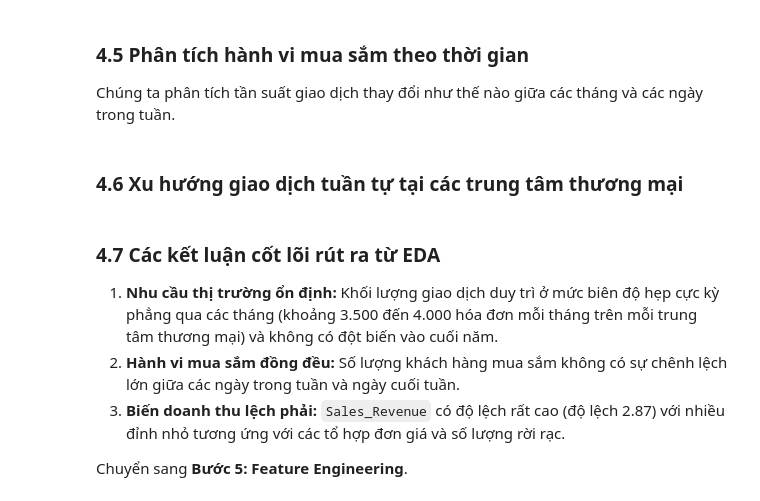
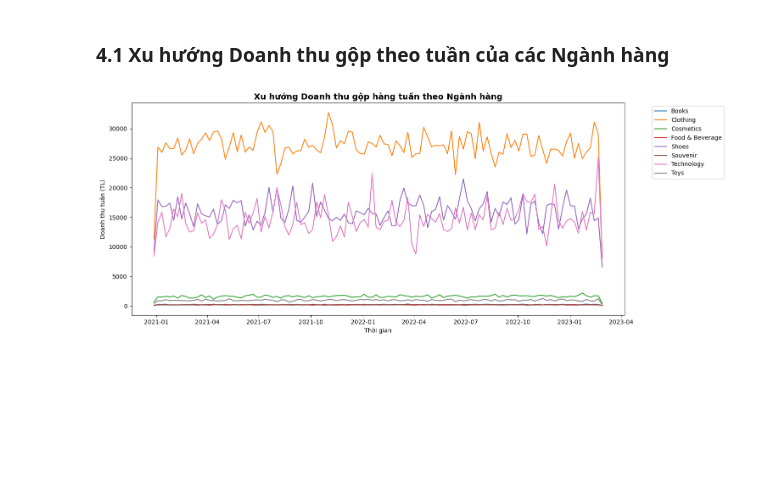
Before and after one commit to itsanhkhoi12/UTH-MACHINE-LEARNING-ASSIGNMENTS-GR02, a Jupyter notebook: practice_2/complete_solution/complete_solution_vi/04_eda.ipynb, the cells around one changed output. Cells and saved outputs as stored; diff of their text form; code cells hidden in the pictures; blank space fills up the shorter version.

```diff
--- a/practice_2/complete_solution/complete_solution_vi/04_eda.ipynb
+++ b/practice_2/complete_solution/complete_solution_vi/04_eda.ipynb
@@ -8,12 +8,11 @@ import pandas as pd
 import numpy as np
 import matplotlib.pyplot as plt
 import seaborn as sns
+import os
+warnings_filter = True
 import warnings
 warnings.filterwarnings('ignore')
-sns.set_theme(style='whitegrid')
-plt.rcParams['figure.figsize'] = (12, 6)
 
 CLEANED_DATA_PATH = r'../data/preprocessed-data/preprocessed_customer_shopping_data.csv'
 df = pd.read_csv(CLEANED_DATA_PATH, parse_dates=['invoice_date'])
-print('Kích thước bộ dữ liệu:', df.shape)
-df.head()
+print('Dữ liệu gộp tuần:', df.shape)
@@ -78,40 +21,14 @@ plt.show()
-# %% [markdown]
-### 4.5 Phân tích hành vi mua sắm theo thời gian
-Chúng ta phân tích tần suất giao dịch thay đổi như thế nào giữa các tháng và các ngày trong tuần.
-# %%
-df['YearMonth'] = df['invoice_date'].dt.to_period('M')
-df['DayOfWeek'] = df['invoice_date'].dt.day_name()
-
-fig, axes = plt.subplots(2, 1, figsize=(14, 12))
-
-monthly_tx = df.groupby('YearMonth').size()
-monthly_tx.plot(kind='line', marker='o', color='teal', ax=axes[0])
-axes[0].set_title('Xu hướng số lượng giao dịch hàng tháng (T1/2021 - T2/2023)', fontsize=12, fontweight='bold')
-axes[0].set_ylabel('Số lượng hóa đơn')
-
-day_order = ['Monday', 'Tuesday', 'Wednesday', 'Thursday', 'Friday', 'Saturday', 'Sunday']
-sns.countplot(data=df, x='DayOfWeek', order=day_order, palette='magma', ax=axes[1])
-axes[1].set_title('Số lượng giao dịch theo ngày trong tuần', fontsize=12, fontweight='bold')
-axes[1].set_xlabel('Ngày trong tuần')
-
-plt.tight_layout()
-plt.show()
-# %% [markdown]
-### 4.6 Xu hướng giao dịch tuần tự tại các trung tâm thương mại
+# %% [markdown]
+### 4.1 Xu hướng Doanh thu gộp theo tuần của các Ngành hàng
 # %%
-plt.figure(figsize=(14, 6))
-day_order = ['Monday', 'Tuesday', 'Wednesday', 'Thursday', 'Friday', 'Saturday', 'Sunday']
-daily_mall = df.groupby(['DayOfWeek', 'shopping_mall']).size().reset_index(name='Transaction_Count')
-sns.lineplot(data=daily_mall, x='DayOfWeek', y='Transaction_Count', hue='shopping_mall', marker='o', sort=False)
-plt.title('Xu hướng hóa đơn các ngày trong tuần theo từng Mall', fontsize=14, fontweight='bold')
-plt.ylabel('Số lượng hóa đơn')
-plt.legend(bbox_to_anchor=(1.02, 1), loc='upper left')
+# Vẽ xu hướng doanh thu hàng tuần trên toàn hệ thống cho 2 ngành hàng chính
+plt.figure(figsize=(15, 6))
+sns.lineplot(data=df, x='invoice_date', y='Sales_Revenue', hue='category', errorbar=None)
+plt.title('Xu hướng Doanh thu gộp hàng tuần theo Ngành hàng', fontsize=14, fontweight='bold')
+plt.xlabel('Thời gian')
+plt.ylabel('Doanh thu tuần (TL)')
+plt.legend(bbox_to_anchor=(1.05, 1), loc='upper left')
 plt.tight_layout()
 plt.show()
+# %% [output]
+[figure, added]
-# %% [markdown]
-### 4.7 Các kết luận cốt lõi rút ra từ EDA
-1. **Nhu cầu thị trường ổn định:** Khối lượng giao dịch duy trì ở mức biên độ hẹp cực kỳ phẳng qua các tháng (khoảng 3.500 đến 4.000 hóa đơn mỗi tháng trên mỗi trung tâm thương mại) và không có đột biến vào cuối năm.
-2. **Hành vi mua sắm đồng đều:** Số lượng khách hàng mua sắm không có sự chênh lệch lớn giữa các ngày trong tuần và ngày cuối tuần.
-3. **Biến doanh thu lệch phải:** `Sales_Revenue` có độ lệch rất cao (độ lệch 2.87) với nhiều đỉnh nhỏ tương ứng với các tổ hợp đơn giá và số lượng rời rạc.
-
-Chuyển sang **Bước 5: Feature Engineering**.
```
Also changed, not shown: parts of 20 cells of this notebook, 52 other files.
